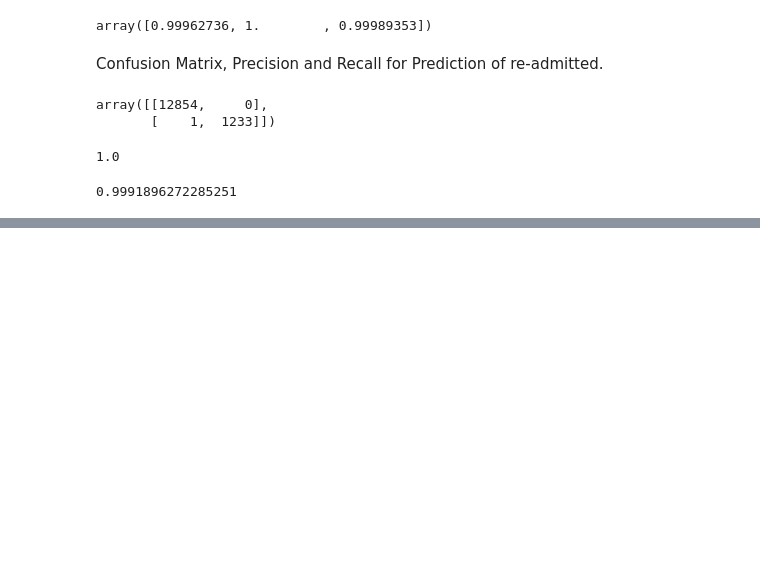
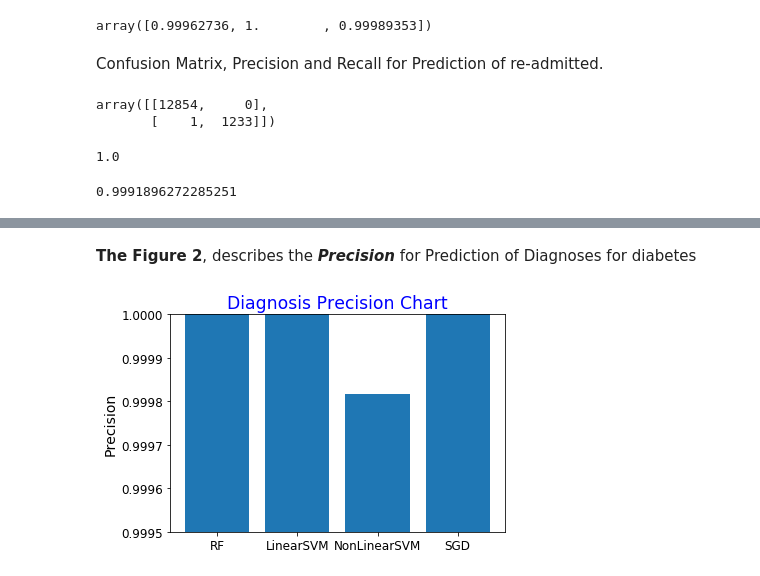
Before and after one commit to fsclsnow/AML, a Jupyter notebook: AML_Project5_Diabetes.ipynb, the cells around one changed output, grey strips where cells are left out. Saved outputs shown, nothing was run; the diff lists cells and outputs as text; code cells hidden in the pictures; blank space fills up the shorter version.

```diff
--- a/AML_Project5_Diabetes.ipynb
+++ b/AML_Project5_Diabetes.ipynb
@@ -1067,7 +1065,8 @@ array([[8597,    0],
        [   0, 5491]])
 # %%
 from sklearn.metrics import precision_score, recall_score
-precision_score(test_labels_diag, dia_pred)
+ps_rf_diag = precision_score(test_labels_diag, dia_pred)
+ps_rf_diag
 # %% [output]
 1.0
 # %%
@@ -1144,7 +1151,8 @@ confusion_matrix(test_labels_diag, svm_dia_pred)
 array([[8597,    0],
        [   0, 5491]])
 # %%
-precision_score(test_labels_diag, svm_dia_pred)
+ps_svm_diag = precision_score(test_labels_diag, svm_dia_pred)
+ps_svm_diag
 # %% [output]
 1.0
 # %%
@@ -1207,7 +1222,8 @@ confusion_matrix(test_labels_diag, sgd_dia_pred)
 array([[8596,    1],
        [   0, 5491]])
 # %%
-precision_score(test_labels_diag, sgd_dia_pred)
+ps_sgd_diag = precision_score(test_labels_diag, sgd_dia_pred)
+ps_sgd_diag
 # %% [output]
 0.9998179169701383
 # %%
@@ -1278,7 +1301,8 @@ confusion_matrix(test_labels_diag, svm_poly_dia_pred)
 array([[8597,    0],
        [   0, 5491]])
 # %%
-precision_score(test_labels_diag, svm_poly_dia_pred)
+ps_svm_poly_diag = precision_score(test_labels_diag, svm_poly_dia_pred)
+ps_svm_poly_diag
 # %% [output]
 1.0
 # %%
@@ -1326,0 +1368,12 @@ recall_score(test_labels_read, svm_poly_read_pred)
+# %% [markdown]
+**The Figure 2**, describes the ***Precision*** for Prediction of Diagnoses for diabetes
+# %%
+names = ['RF', 'LinearSVM', 'NonLinearSVM',"SGD"]
+values = [ps_rf_diag, ps_svm_diag, ps_sgd_diag, ps_svm_poly_diag]
+plt.bar(names, values)
+plt.ylim(0.9995,1)
+plt.ylabel("Precision")
+plt.title("Diagnosis Precision Chart", color = "blue", fontsize = "xx-large")
+plt.show()
+# %% [output]
+[figure, added]
```
Also changed, not shown: parts of 45 cells of this notebook.
